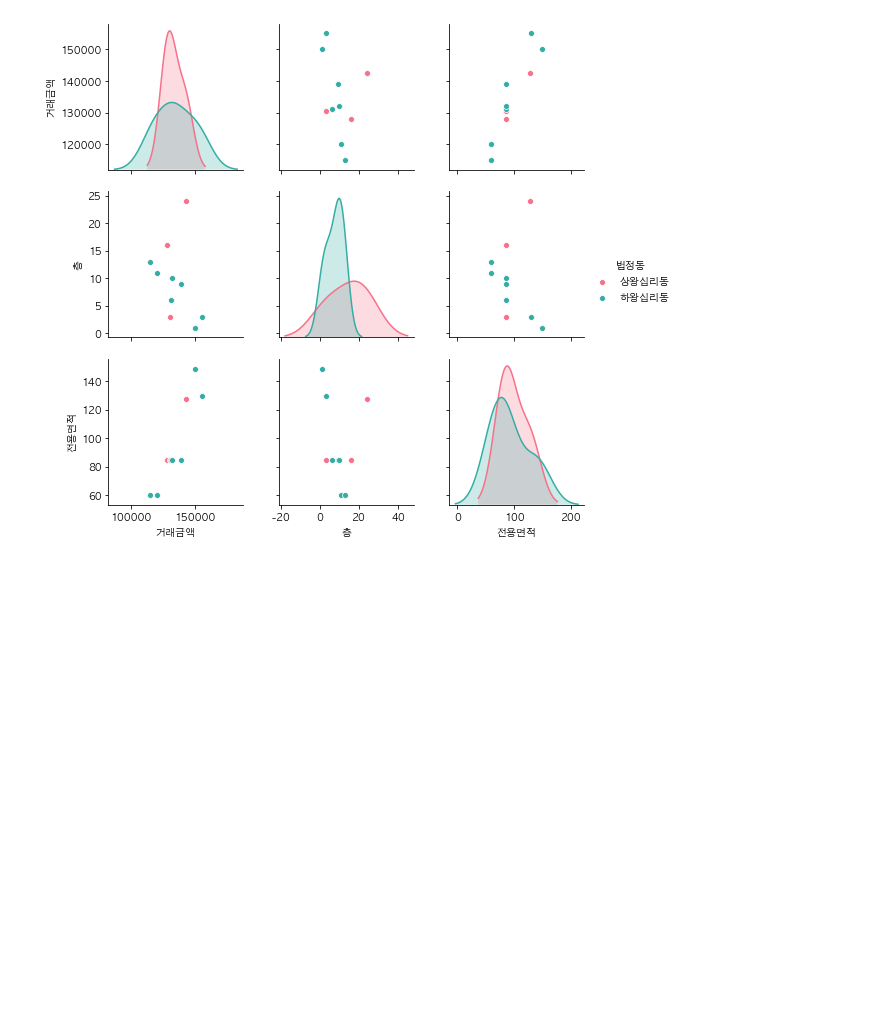
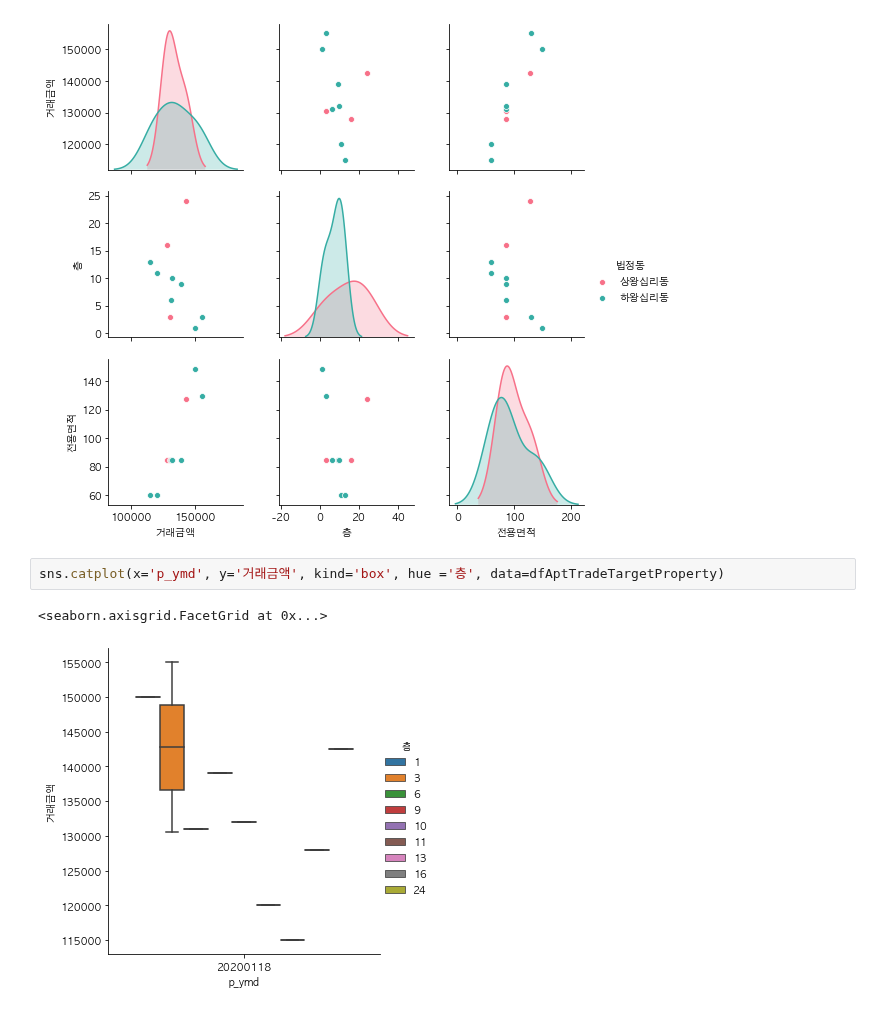
Before and after one commit to 1ambda/jupyter-playground, a Jupyter notebook: exploration-pubilc-data-gov/apt-trade-visualize.ipynb, the cells around one changed output. Cells and saved outputs as stored; diff of their text form; blank space fills up the shorter version.

```diff
--- a/exploration-pubilc-data-gov/apt-trade-visualize.ipynb
+++ b/exploration-pubilc-data-gov/apt-trade-visualize.ipynb
@@ -158,3 +158,8 @@ sns.pairplot(
 # %% [output]
 <seaborn.axisgrid.PairGrid at 0x...>
 [figure]
+# %%
+sns.catplot(x='p_ymd', y='거래금액', kind='box', hue ='층', data=dfAptTradeTargetProperty)
+# %% [output]
+<seaborn.axisgrid.FacetGrid at 0x...>
+[figure, added]
```
Also changed, not shown: parts of 1 cell of this notebook, 2 other files.
